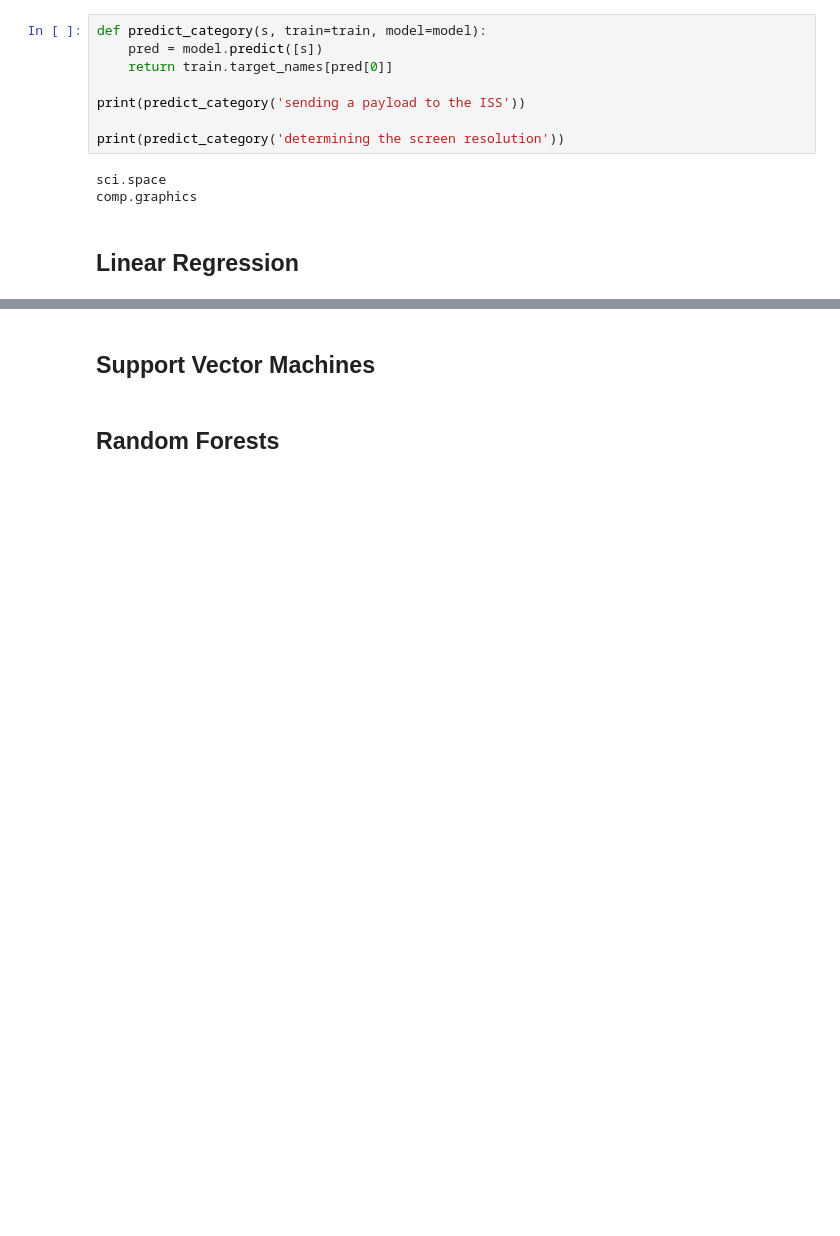
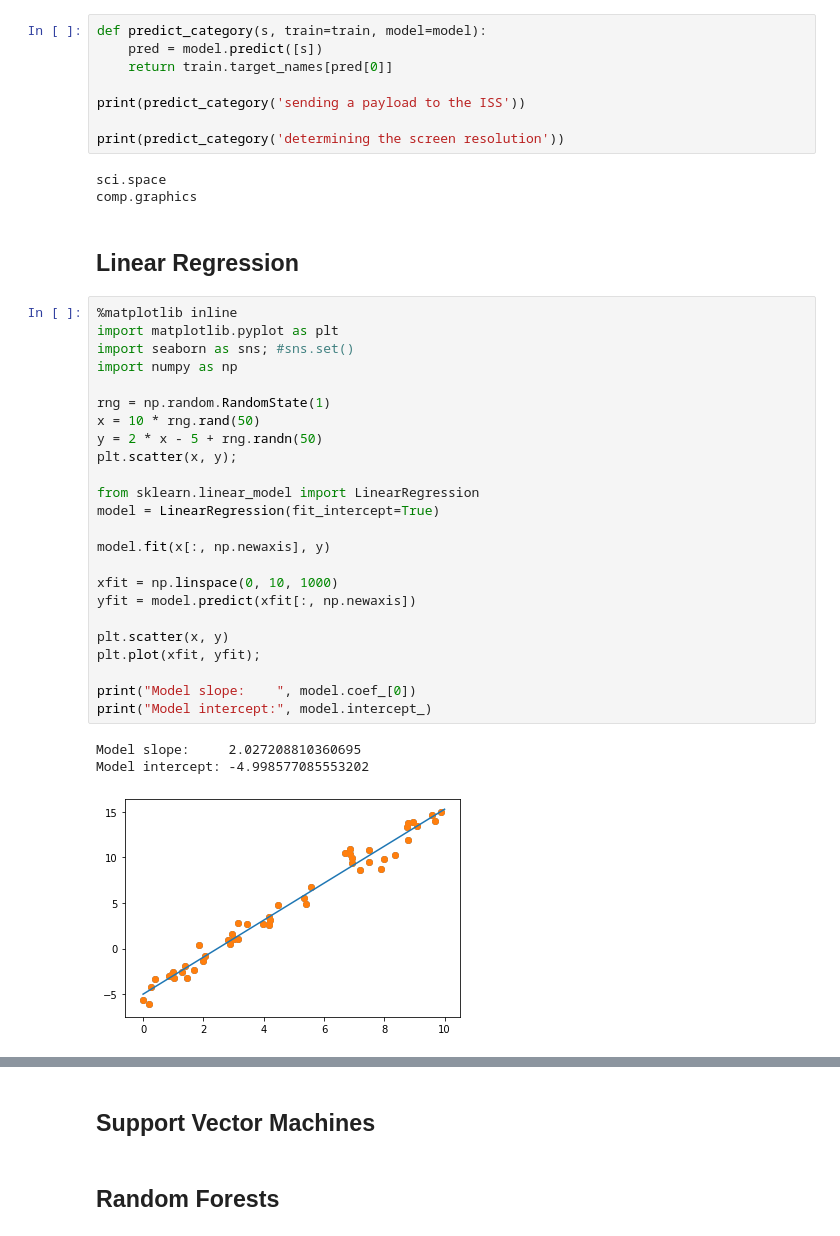
Before and after one commit to konstantinos-giannakopoulos/Python_Data_Science, a Jupyter notebook: Machine_Learning_examples_2.ipynb, the cells around one changed output, grey strips where cells are left out. Drawn from its saved outputs; the diff is of its cells as text; blank space fills up the shorter version.

```diff
--- a/Machine_Learning_examples_2.ipynb
+++ b/Machine_Learning_examples_2.ipynb
@@ -123,3 +123,31 @@ sci.space
 comp.graphics
 # %% [markdown]
 ## Linear Regression
+# %%
+%matplotlib inline
+import matplotlib.pyplot as plt
+import seaborn as sns; #sns.set()
+import numpy as np
+
+rng = np.random.RandomState(1)
+x = 10 * rng.rand(50)
+y = 2 * x - 5 + rng.randn(50)
+plt.scatter(x, y);
+
+from sklearn.linear_model import LinearRegression
+model = LinearRegression(fit_intercept=True)
+
+model.fit(x[:, np.newaxis], y)
+
+xfit = np.linspace(0, 10, 1000)
+yfit = model.predict(xfit[:, np.newaxis])
+
+plt.scatter(x, y)
+plt.plot(xfit, yfit);
+
+print("Model slope:    ", model.coef_[0])
+print("Model intercept:", model.intercept_)
+# %% [output]
+Model slope:     2.027208810360695
+Model intercept: -4.998577085553202
+[figure, added]
```
Also changed, not shown: parts of 18 cells of this notebook.
